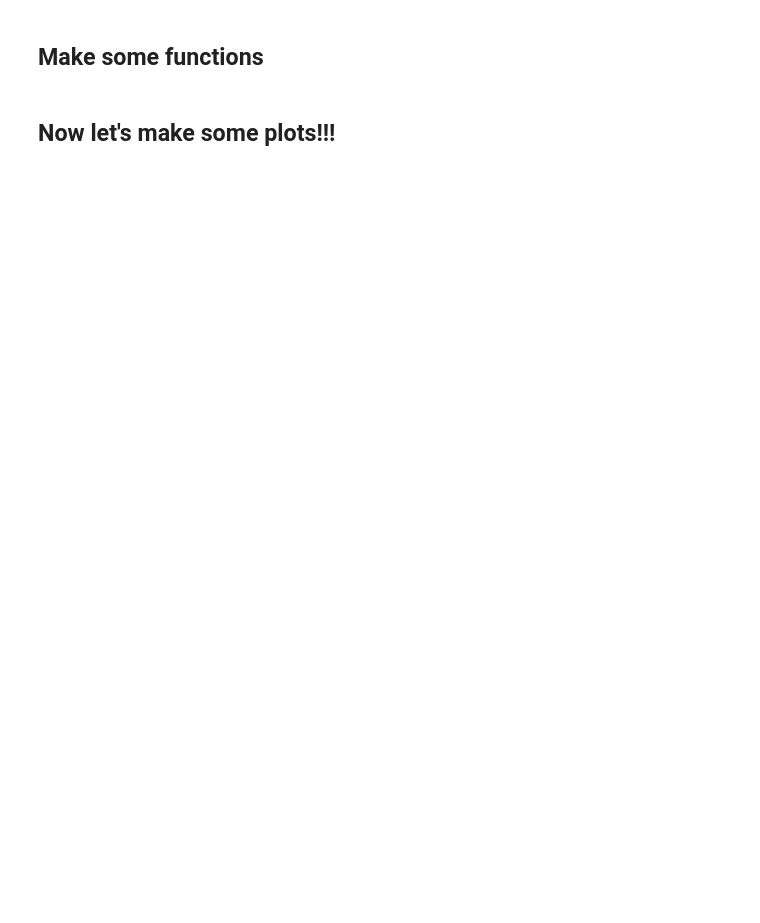
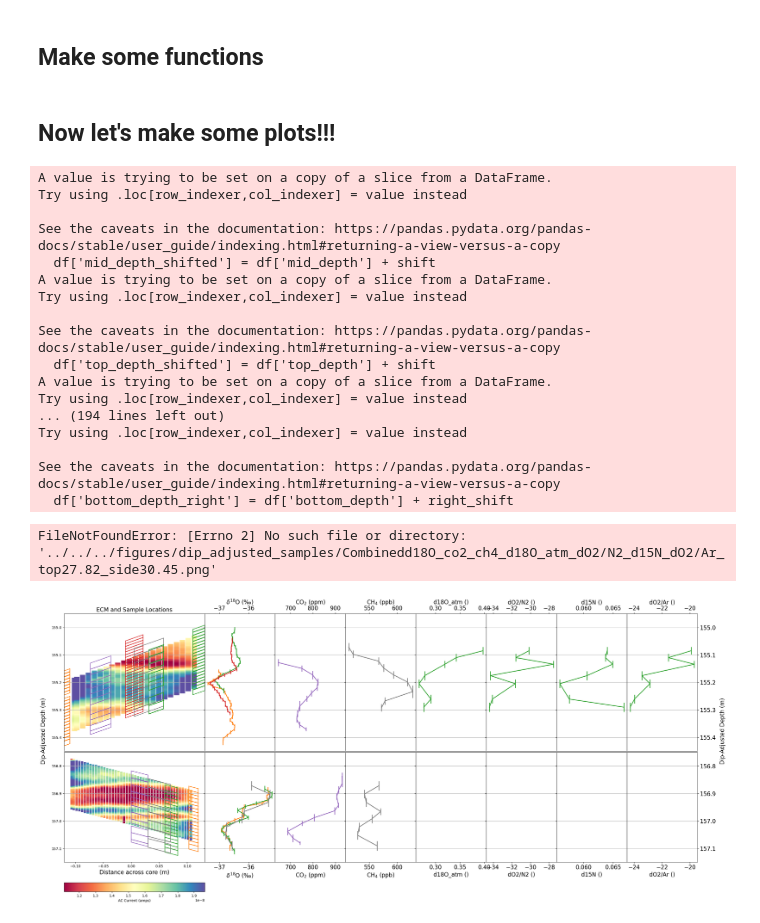
Before and after one commit to liamkirkpatrick/alhic1901_deeplayering, a Jupyter notebook: scripts/plot_samples/dip_adj_samples_oneplot.ipynb, the cells around one changed output. Cells and saved outputs as stored; diff of their text form; code cells hidden in the pictures; blank space fills up the shorter version.

Commit message:
add major gas isotope and ratio data from Rom; update scripts to proccess and plot

```diff
--- a/scripts/plot_samples/dip_adj_samples_oneplot.ipynb
+++ b/scripts/plot_samples/dip_adj_samples_oneplot.ipynb
@@ -399,6 +417,33 @@ side_angle = None
 top_angle = None
 # %% [markdown]
 ## Now let's make some plots!!!
+# %%
+secs = [s228_4_AC,s230_4_AC]
+proxies = ['d18O','co2','ch4','d18O_atm','dO2/N2','d15N','dO2/Ar']
+d_range = [[155.45, 154.95],[157.15,156.75]]
+side_angles = [s228_4_AC.side_angle,s230_4_AC.side_angle]
+top_angles = [s228_4_AC.top_angle,s230_4_AC.top_angle]
+make_full_plot(samp_data_raw,secs,proxies,side_angles,top_angles,d_range,title=None)
+# %% [output]
+A value is trying to be set on a copy of a slice from a DataFrame.
+Try using .loc[row_indexer,col_indexer] = value instead
+
+See the caveats in the documentation: https://pandas.pydata.org/pandas-docs/stable/user_guide/indexing.html#returning-a-view-versus-a-copy
+  df['mid_depth_shifted'] = df['mid_depth'] + shift
+A value is trying to be set on a copy of a slice from a DataFrame.
+Try using .loc[row_indexer,col_indexer] = value instead
+
+See the caveats in the documentation: https://pandas.pydata.org/pandas-docs/stable/user_guide/indexing.html#returning-a-view-versus-a-copy
+  df['top_depth_shifted'] = df['top_depth'] + shift
+A value is trying to be set on a copy of a slice from a DataFrame.
+Try using .loc[row_indexer,col_indexer] = value instead
+... (194 lines left out)
+Try using .loc[row_indexer,col_indexer] = value instead
+
+See the caveats in the documentation: https://pandas.pydata.org/pandas-docs/stable/user_guide/indexing.html#returning-a-view-versus-a-copy
+  df['bottom_depth_right'] = df['bottom_depth'] + right_shift
+FileNotFoundError: [Errno 2] No such file or directory: '../../../figures/dip_adjusted_samples/Combinedd18O_co2_ch4_d18O_atm_dO2/N2_d15N_dO2/Ar_top27.82_side30.45.png'
+[figure, added]
 # %%
 secs = [s228_4_AC,s230_4_AC]
 proxies = ['SO42-','Ca2+']
```
Also changed, not shown: parts of 3 cells of this notebook, 11 other files.
